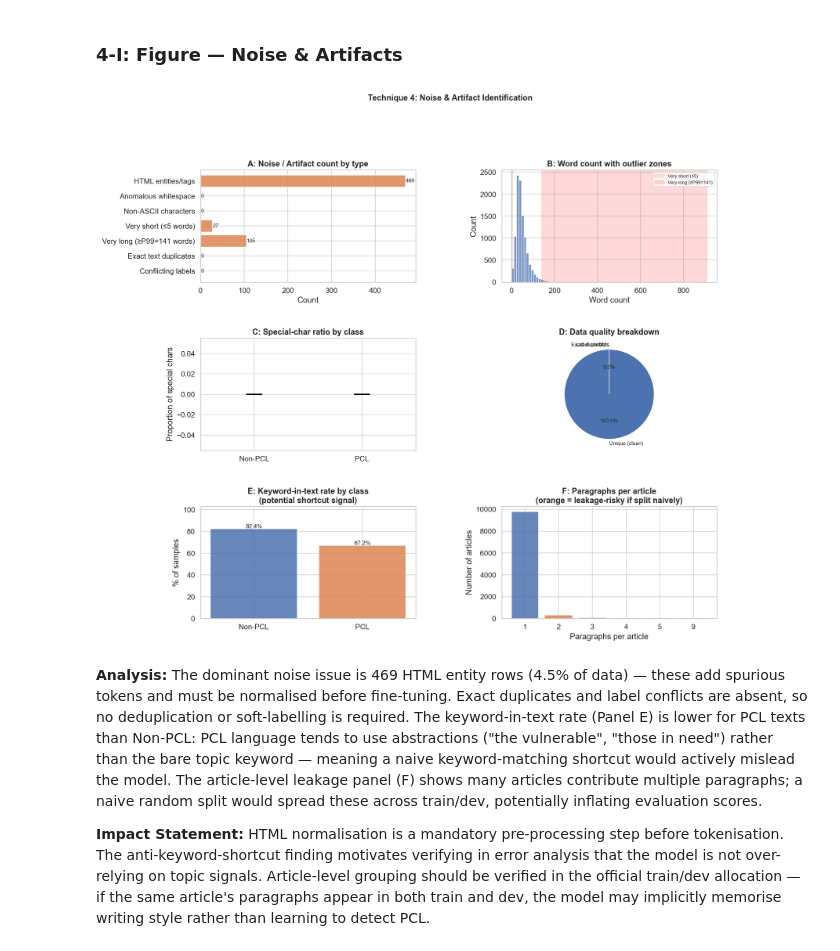
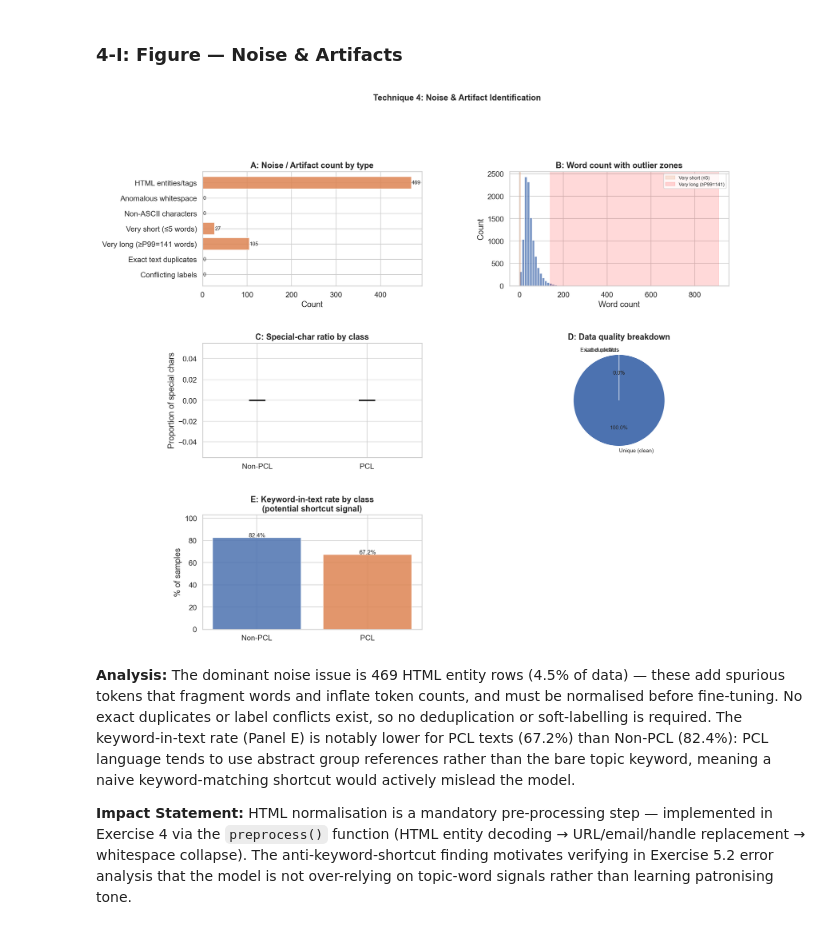
Before and after one commit to ut6817150/SemEval-2022-Task-4---Patronising-and-Condescending-Language-Detection, a Jupyter notebook: Exercise_2.ipynb, the cells around one changed output. Drawn from its saved outputs; the diff is of its cells as text; code cells hidden in the pictures.

Commit message:
Exercise 2 finalised

```diff
--- a/Exercise_2.ipynb
+++ b/Exercise_2.ipynb
@@ -1094,58 +1044,38 @@ for patch, color in zip(bp["boxes"], [BLUE, ORANGE]):
     patch.set_alpha(0.7)
 ax_c.set_title("C: Special-char ratio by class", fontweight="bold")
 ax_c.set_ylabel("Proportion of special chars")
 
 # Panel D: Data quality pie
 ax_d = fig.add_subplot(gs[1, 1])
 clean_n  = len(df) - exact_dup_cnt - n_conflicts
 vals_pie = [max(clean_n, 0), exact_dup_cnt, n_conflicts]
 labels_d = ["Unique (clean)", "Exact duplicates", "Label conflicts"]
 colors_d = [BLUE, ORANGE, "firebrick"]
 wedges, texts, autotexts = ax_d.pie(vals_pie, labels=labels_d, colors=colors_d,
          autopct="%1.1f%%", startangle=90, textprops={"fontsize": 9})
 ax_d.set_title("D: Data quality breakdown", fontweight="bold")
 
 # Panel E: Keyword-in-text rate
 ax_e = fig.add_subplot(gs[2, 0])
 kit_by_class = df.groupby("pcl")["keyword_in_text"].mean() * 100
 bars_e = ax_e.bar(["Non-PCL", "PCL"], kit_by_class.values,
                   color=[BLUE, ORANGE], alpha=0.85, edgecolor="white")
 ax_e.set_title("E: Keyword-in-text rate by class\n(potential shortcut signal)", fontweight="bold")
 ax_e.set_ylabel("% of samples")
 for bar, v in zip(bars_e, kit_by_class.values):
     ax_e.text(bar.get_x() + bar.get_width() / 2,
               bar.get_height() + 0.5, f"{v:.1f}%", ha="center", fontsize=10)
 ax_e.set_ylim(0, max(kit_by_class.values) * 1.25)
 
-# Panel F: Article-level leakage — paragraphs per article distribution
-ax_f = fig.add_subplot(gs[2, 1])
-para_counts = paragraphs_per_art.value_counts().sort_index()
-# Cap at 10+ for readability
-para_plot = para_counts[para_counts.index <= 9]
-ten_plus  = para_counts[para_counts.index > 9].sum()
-if ten_plus > 0:
-    para_plot[10] = ten_plus
-bars_f = ax_f.bar(para_plot.index.astype(str).tolist(),
-                  para_plot.values, color=BLUE, alpha=0.85, edgecolor="white")
-# Highlight multi-paragraph articles (leakage risk)
-for bar, idx in zip(bars_f, para_plot.index):
-    if idx > 1:
-        bar.set_color(ORANGE)
-        bar.set_alpha(0.85)
-ax_f.set_title("F: Paragraphs per article\n(orange = leakage-risky if split naively)",
-               fontweight="bold")
-ax_f.set_xlabel("Paragraphs per article")
-ax_f.set_ylabel("Number of articles")
-
 fig.suptitle("Technique 4: Noise & Artifact Identification",
              fontsize=14, fontweight="bold", y=1.01)
 plt.show()
 # %% [output]
-[figure, old version]
+[figure, new version]
 # %% [markdown]
-**Analysis:** The dominant noise issue is 469 HTML entity rows (4.5% of data) — these add spurious tokens and must be normalised before fine-tuning. Exact duplicates and label conflicts are absent, so no deduplication or soft-labelling is required. The keyword-in-text rate (Panel E) is lower for PCL texts than Non-PCL: PCL language tends to use abstractions ("the vulnerable", "those in need") rather than the bare topic keyword — meaning a naive keyword-matching shortcut would actively mislead the model. The article-level leakage panel (F) shows many articles contribute multiple paragraphs; a naive random split would spread these across train/dev, potentially inflating evaluation scores.
+**Analysis:** The dominant noise issue is 469 HTML entity rows (4.5% of data) — these add spurious tokens that fragment words and inflate token counts, and must be normalised before fine-tuning. No exact duplicates or label conflicts exist, so no deduplication or soft-labelling is required. The keyword-in-text rate (Panel E) is notably lower for PCL texts (67.2%) than Non-PCL (82.4%): PCL language tends to use abstract group references rather than the bare topic keyword, meaning a naive keyword-matching shortcut would actively mislead the model.
 
-**Impact Statement:** HTML normalisation is a mandatory pre-processing step before tokenisation. The anti-keyword-shortcut finding motivates verifying in error analysis that the model is not over-relying on topic signals. Article-level grouping should be verified in the official train/dev allocation — if the same article's paragraphs appear in both train and dev, the model may implicitly memorise writing style rather than learning to detect PCL.
+**Impact Statement:** HTML normalisation is a mandatory pre-processing step — implemented in Exercise 4 via the `preprocess()` function (HTML entity decoding → URL/email/handle replacement → whitespace collapse). The anti-keyword-shortcut finding motivates verifying in Exercise 5.2 error analysis that the model is not over-relying on topic-word signals rather than learning patronising tone.
 # %% [markdown]
 ---
 ## EDA Summary
```
Also changed, not shown: parts of 10 cells of this notebook.
